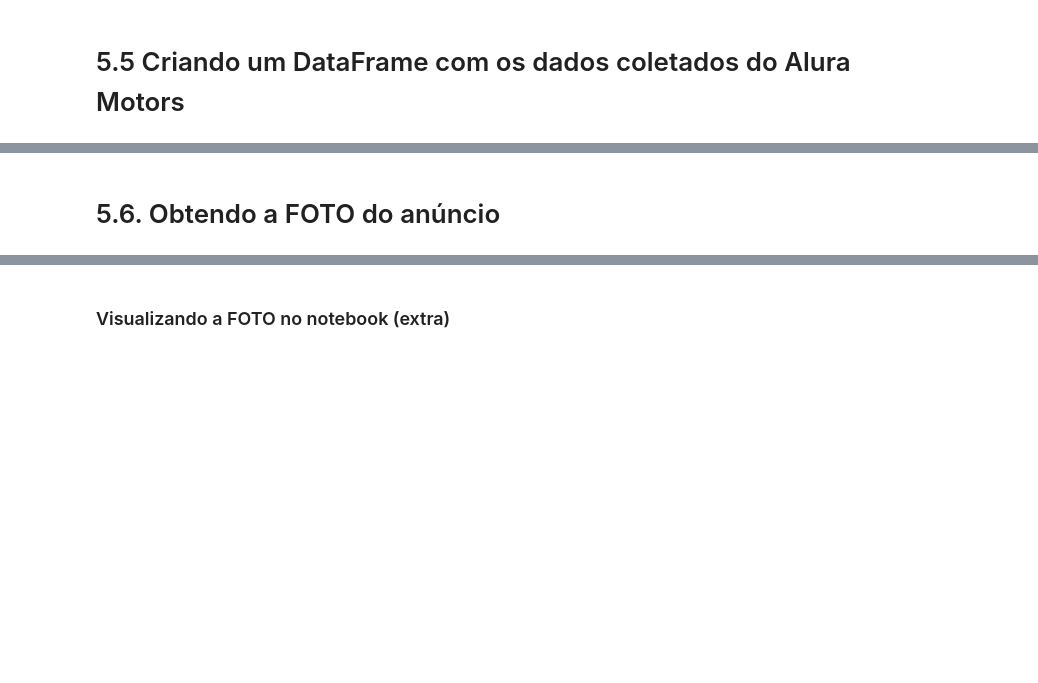
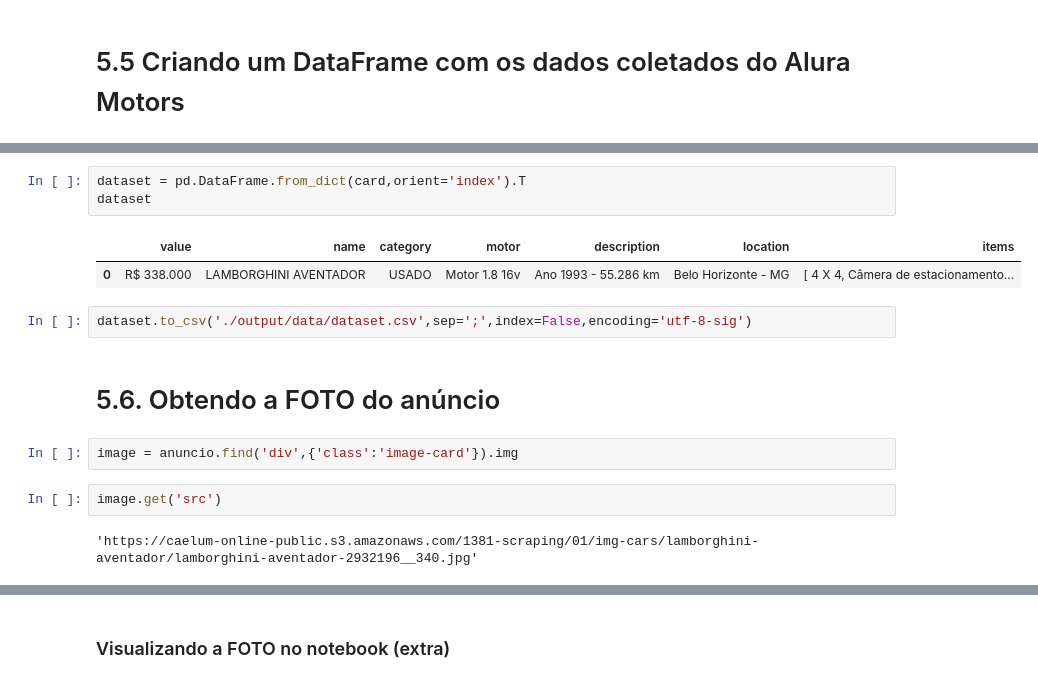
Before and after one commit to irgot/curso-python, a Jupyter notebook: alura-python/Python_Data_Science/scraping/Web Scraping.ipynb, the cells around one changed output, grey strips where cells are left out. Drawn from its saved outputs; the diff is of its cells as text; blank space fills up the shorter version.

```diff
--- a/alura-python/Python_Data_Science/scraping/Web Scraping.ipynb
+++ b/alura-python/Python_Data_Science/scraping/Web Scraping.ipynb
@@ -563,2 +734,16 @@ soup.find('h2').findAllNext()
+# %%
+dataset = pd.DataFrame.from_dict(card,orient='index').T
+dataset
+# %% [output]
+|  | value | name | category | motor | description | location | items |
+| 0 | R$ 338.000 | LAMBORGHINI AVENTADOR | USADO | Motor 1.8 16v | Ano 1993 - 55.286 km | Belo Horizonte - MG | [ 4 X 4, Câmera de estacionamento... |
+# %%
+dataset.to_csv('./output/data/dataset.csv',sep=';',index=False,encoding='utf-8-sig')
 # %% [markdown]
 # 5.6. Obtendo a FOTO do anúncio
+# %%
+image = anuncio.find('div',{'class':'image-card'}).img
+# %%
+image.get('src')
+# %% [output]
+'https://caelum-online-public.s3.amazonaws.com/1381-scraping/01/img-cars/lamborghini-aventador/lamborghini-aventador-2932196__340.jpg'
```
Also changed, not shown: parts of 32 cells of this notebook, 2 other files.
